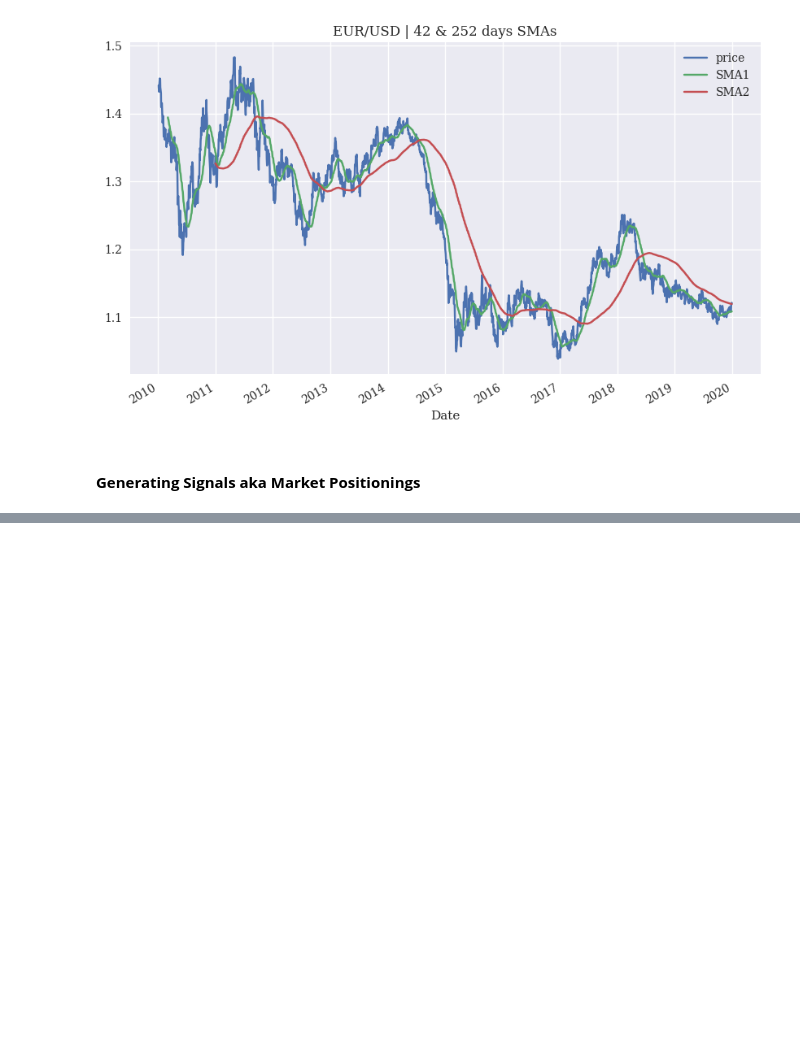
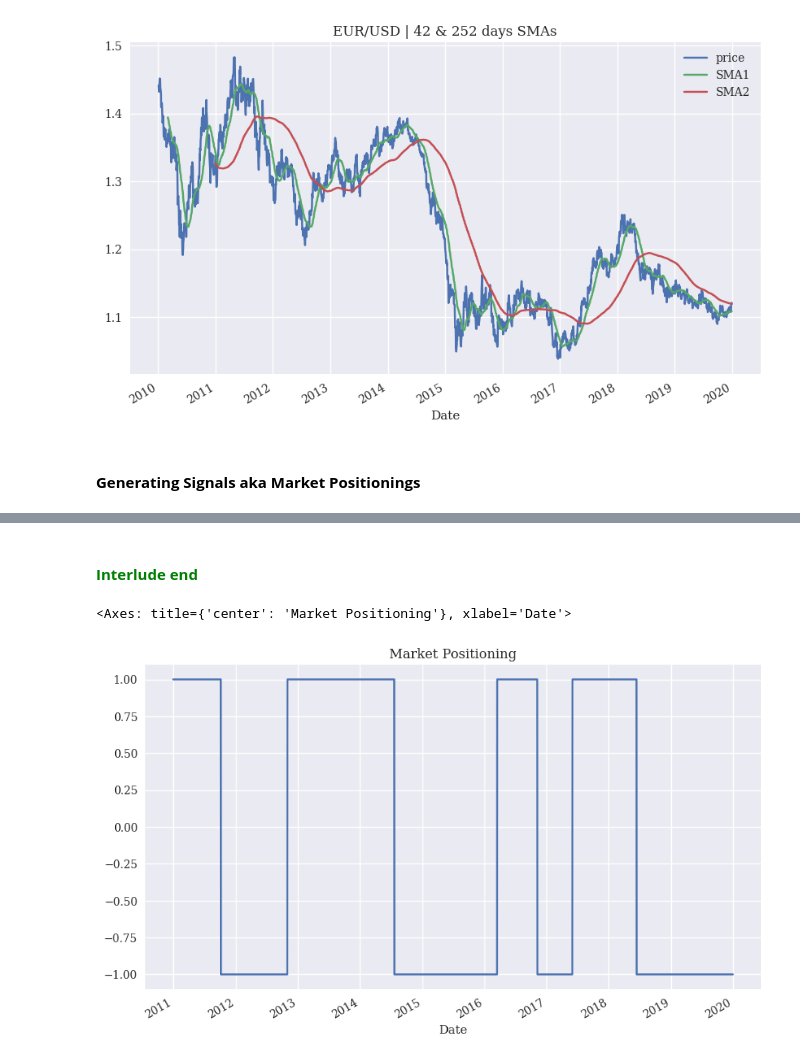
Before and after one commit to mindeleven/Analyzing-financial-data-with-python-and-rust, a Jupyter notebook: algorithmic_trading/algorithmic-trading-hilpisch/python_for_algorithmic_trading/ch04_Vectorized_Backtesting/02_moving_averages_strategies.ipynb, the cells around one changed output, grey strips where cells are left out. Cells and saved outputs as stored; diff of their text form; code cells hidden in the pictures; blank space fills up the shorter version.

Commit message:
Generating Signals aka Market Positionings

```diff
--- a/algorithmic_trading/algorithmic-trading-hilpisch/python_for_algorithmic_trading/ch04_Vectorized_Backtesting/02_moving_averages_strategies.ipynb
+++ b/algorithmic_trading/algorithmic-trading-hilpisch/python_for_algorithmic_trading/ch04_Vectorized_Backtesting/02_moving_averages_strategies.ipynb
@@ -163,0 +168,6 @@ Market positionings are generated based on the *relationship between the two SMA
+# %%
+# directly comparing two columns of the DataFrame object with np.where()
+# the expression to be tested is data['SMA1'] > data['SMA2']
+# if True position is set to 1
+# if False position is set to -1
+data['position'] = np.where(data['SMA1'] > data['SMA2'], 1, -1)
@@ -163,0 +208,4 @@ Market positionings are generated based on the *relationship between the two SMA
+# %%
+# deleting all rows of data that contain at least one NaN value
+data.dropna(inplace=True) # parameter is necessary here
+data
@@ -163,0 +264,12 @@ Market positionings are generated based on the *relationship between the two SMA
+# %% [markdown]
+#### <span style="color:green">__Interlude end__</span>
+# %%
+# now lets plot the positioning over time
+data['position'].plot(
+    ylim=[-1.1, 1.1],
+    title='Market Positioning',
+    figsize=(10,6)
+)
+# %% [output]
+<Axes: title={'center': 'Market Positioning'}, xlabel='Date'>
+[figure, added]
```
Also changed, not shown: parts of 9 cells of this notebook.
